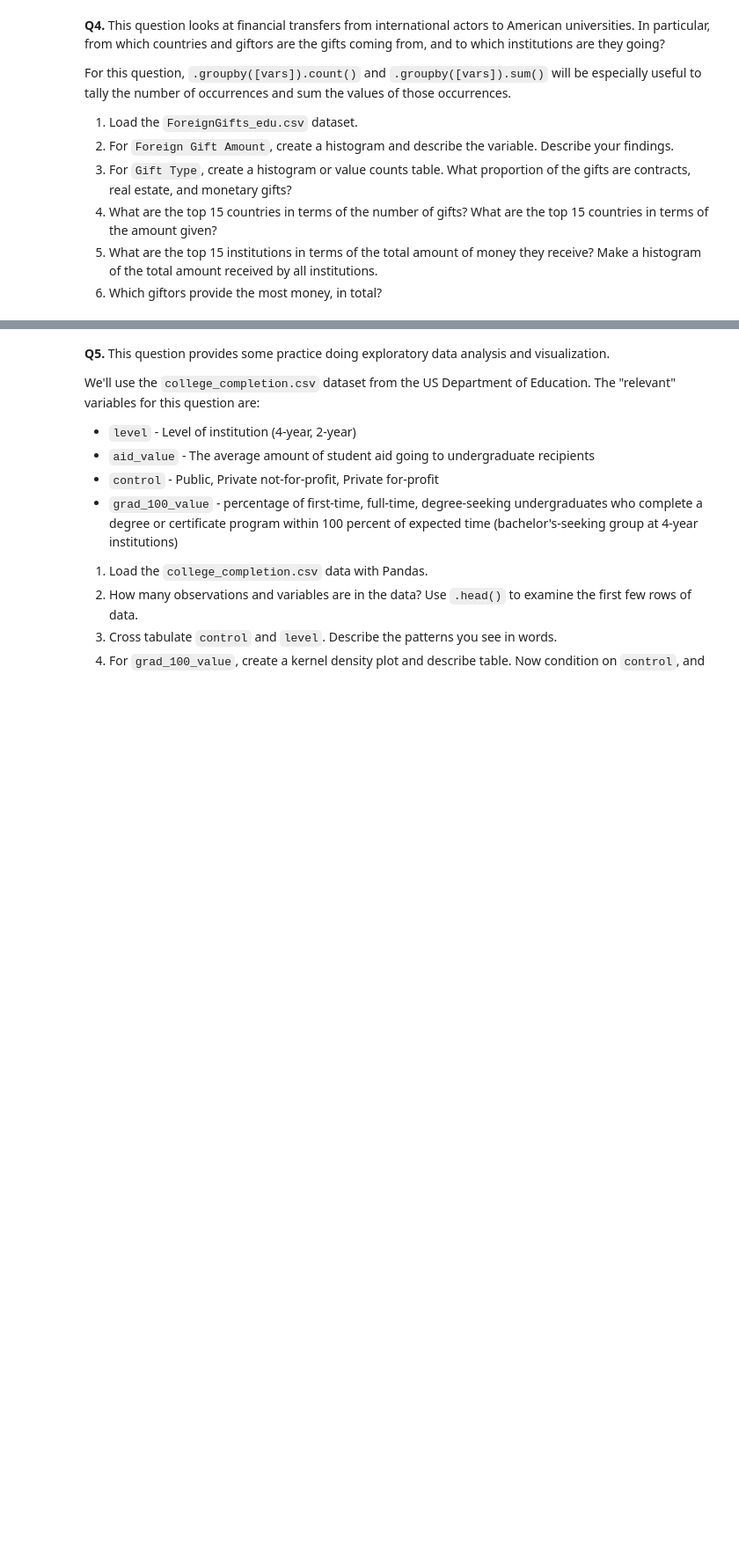
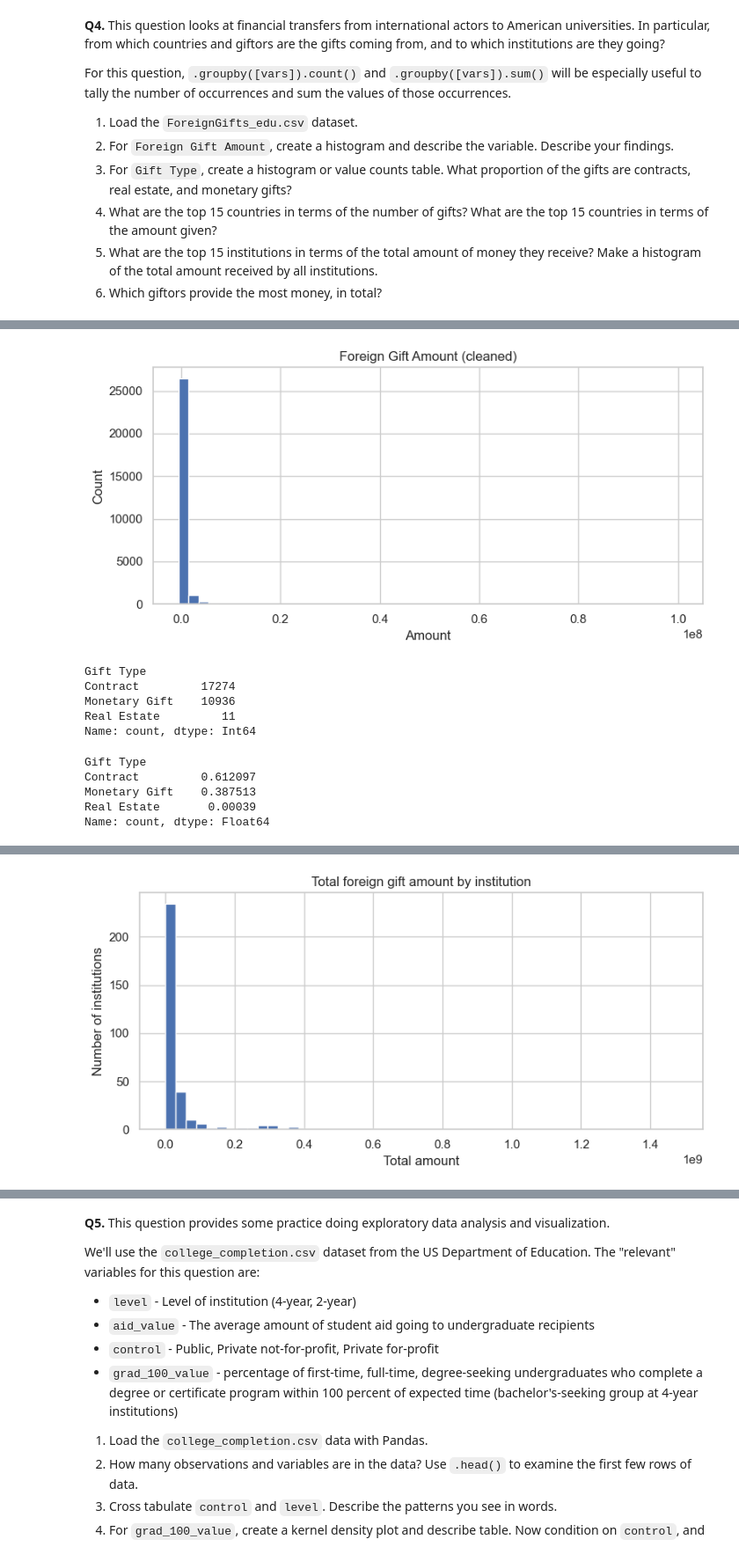
Before and after one commit to iAbel1478/undergrad_ml_assignments, a Jupyter notebook: 01_assignment_wrangling_and_eda.ipynb, the cells around one changed output, grey strips where cells are left out. Shown at 88% size. Drawn from its saved outputs; the diff is of its cells as text; code cells hidden in the pictures; blank space fills up the shorter version.

```diff
--- a/01_assignment_wrangling_and_eda.ipynb
+++ b/01_assignment_wrangling_and_eda.ipynb
@@ -20,0 +296,10 @@
+# %%
+f = sharks[fatal_col].astype("string").str.strip().str.upper()
+
+fatal_clean = pd.Series("Unknown", index=sharks.index, dtype="string")
+fatal_clean[f.eq("Y")] = "Y"
+fatal_clean[f.eq("N")] = "N"
+
+sharks["Fatal_clean"] = fatal_clean
+
+sharks["Fatal_clean"].value_counts(dropna=False)
@@ -41,0 +361,4 @@ For this question, `.groupby([vars]).count()` and `.groupby([vars]).sum()` will
+# %%
+gifts = read_csv_robust(f"{DATA_DIR}/ForeignGifts_edu.csv", low_memory=False)
+
+gifts.shape, gifts.head()
@@ -41,0 +418,59 @@ For this question, `.groupby([vars]).count()` and `.groupby([vars]).sum()` will
+# %%
+# Clean amount to numeric
+amt_raw = gifts[amt_col].astype("string").str.replace(",", "", regex=False).str.replace("$", "", regex=False).str.strip()
+gifts["foreign_gift_amount_clean"] = pd.to_numeric(amt_raw, errors="coerce")
+
+# Q4.2: histogram + describe
+plt.figure(figsize=(8,4))
+gifts["foreign_gift_amount_clean"].dropna().plot.hist(bins=50)
+plt.title("Foreign Gift Amount (cleaned)")
+plt.xlabel("Amount")
+plt.ylabel("Count")
+plt.tight_layout()
+plt.show()
+
+gifts["foreign_gift_amount_clean"].describe()
+
+# Q4.3: Gift Type proportions
+if type_col is not None:
+    gift_type_counts = gifts[type_col].astype("string").str.strip().value_counts(dropna=False)
+    gift_type_props = gift_type_counts / gift_type_counts.sum()
+    display(gift_type_counts)
+    display(gift_type_props)
+
+# Q4.4: Top 15 countries by count and amount
+if country_col is not None:
+    top_countries_count = gifts.groupby(country_col).size().sort_values(ascending=False).head(15)
+    top_countries_amount = gifts.groupby(country_col)["foreign_gift_amount_clean"].sum().sort_values(ascending=False).head(15)
+    display(top_countries_count)
+    display(top_countries_amount)
+
+# Q4.5: Top 15 institutions by total amount + histogram of totals
+if institution_col is not None:
+    inst_totals = gifts.groupby(institution_col)["foreign_gift_amount_clean"].sum().sort_values(ascending=False)
+    display(inst_totals.head(15))
+
+    plt.figure(figsize=(8,4))
+    inst_totals.dropna().plot.hist(bins=50)
+    plt.title("Total foreign gift amount by institution")
+    plt.xlabel("Total amount")
+    plt.ylabel("Number of institutions")
+    plt.tight_layout()
+    plt.show()
+
+# Q4.6: Top giftors by total amount
+if giftor_col is not None:
+    giftor_totals = gifts.groupby(giftor_col)["foreign_gift_amount_clean"].sum().sort_values(ascending=False)
+    display(giftor_totals.head(15))
+# %% [output]
+[figure, added]
+Gift Type
+Contract         17274
+Monetary Gift    10936
+Real Estate         11
+Name: count, dtype: Int64
+Gift Type
+Contract         0.612097
+Monetary Gift    0.387513
+Real Estate       0.00039
+Name: count, dtype: Float64
@@ -41,0 +528 @@ For this question, `.groupby([vars]).count()` and `.groupby([vars]).sum()` will
+[figure, added]
```
Also changed, not shown: parts of 53 cells of this notebook.
